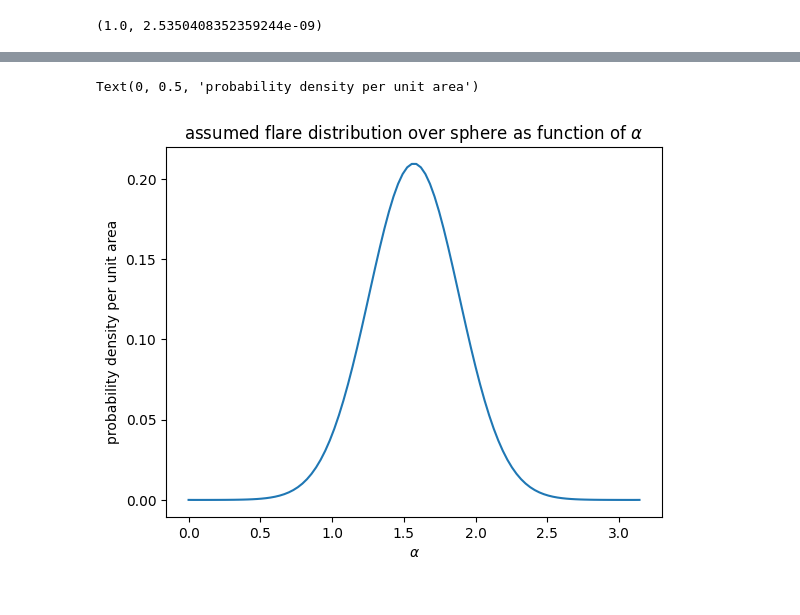
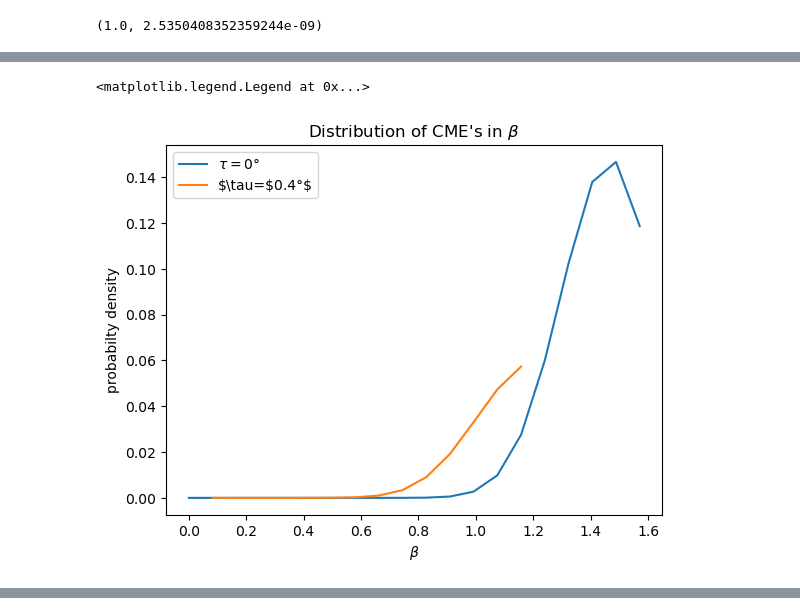
Before and after one commit to demichieldewilde/solar-flares, a Jupyter notebook: data/flare_distr/CME_distr.ipynb, the cells around one changed output, grey strips where cells are left out. Drawn from its saved outputs; the diff is of its cells as text; code cells hidden in the pictures.

```diff
--- a/data/flare_distr/CME_distr.ipynb
+++ b/data/flare_distr/CME_distr.ipynb
@@ -154,17 +204,24 @@ y, np.sum(y)/20
+# %%
+# partial results after 40 min of fast=False integration
+
+b = np.array([0.         , 0.08267349 , 0.16534698 , 0.24802047, 0.33069396 , 0.41336745, 0.49604095 , 0.57871444 , 0.66138793 , 0.74406142, 0.82673491, 0.9094084, 0.99208189 , 1.07475538 , 1.15742887 , 1.24010236 , 1.32277585 , 1.40544935, 1.48812284 , 1.57079633])
+p1=np.array([-1.244302803098822e-07, -2.020597301041954e-08, -2.9419197471627263e-09, -3.8506323427838335e-10, -3.9187265313228005e-11, 1.9396522511149444e-10, 4.663246386506073e-09, 8.342455036253888e-08, 1.1389400438405107e-06, 1.1879469422441976e-05, 9.478730484257619e-05, 0.0005795594748075021, 0.0027215705946284224, 0.009845515893399727, 0.027552861542427205, 0.059989051795611634, 0.10235890555562867, 0.13789471596377173, 0.1466504419075839, 0.11862377157730396])
+
+b2 = [0.08267349088394192, 0.16534698176788384, 0.24802047265182575, 0.3306939635357677, 0.4133674544197096, 0.4960409453036515, 0.5787144361875934, 0.6613879270715354, 0.7440614179554773, 0.8267349088394192, 0.9094083997233612, 0.992081890607303,  1.074755381491245,  1.1574288723751869]
+p2 = [ -2.22823150296887e-05, -5.713519770368957e-06, -1.3154789700561033e-06 -2.291901862322346e-07, 5.214006036830509e-07,  5.532554756659216e-06,  4.068847682634011e-05,  0.00022888900934754633,  0.0009946273992843017, 0.0033683418491653166, 0.008984065218520531, 0.019127553436737478,0.033065651186741915, 0.047353504995598206,  0.05729989712276298]
+
+
+plt.plot(b, p1, label=fr'$\tau=$0°')
+plt.plot(b2, p2, label=fr'$\tau=$0.4°$')
+
+# plt.ylim(0,5)
+plt.title(r"Distribution of CME's in $\beta$")
+plt.xlabel(r"$\beta$")
+plt.ylabel("probabilty density")
+plt.legend()
+# %% [output]
+<matplotlib.legend.Legend at 0x...>
+[figure, added]
 # %% [markdown]
 <!-- # Other distributions:
 ## Normal around the equatator -->
-# %%
-from scipy.stats import norm
-
-def rho(alpha, loc=np.pi/2, scale = 0.3, err = 0.01):
-    return norm.pdf(alpha, loc, scale) / 2 / np.pi / (np.sin(alpha) + err)
-
-alpha = np.linspace(0, np.pi, 100)
-plt.plot(alpha, rho(alpha))
-plt.title(r"assumed flare distribution over sphere as function of $\alpha$")
-plt.xlabel(r"$\alpha$")
-plt.ylabel('probability density per unit area')
-# %% [output]
-Text(0, 0.5, 'probability density per unit area')
-[figure, removed]
```
Also changed, not shown: parts of 22 cells of this notebook, 2 other files.
